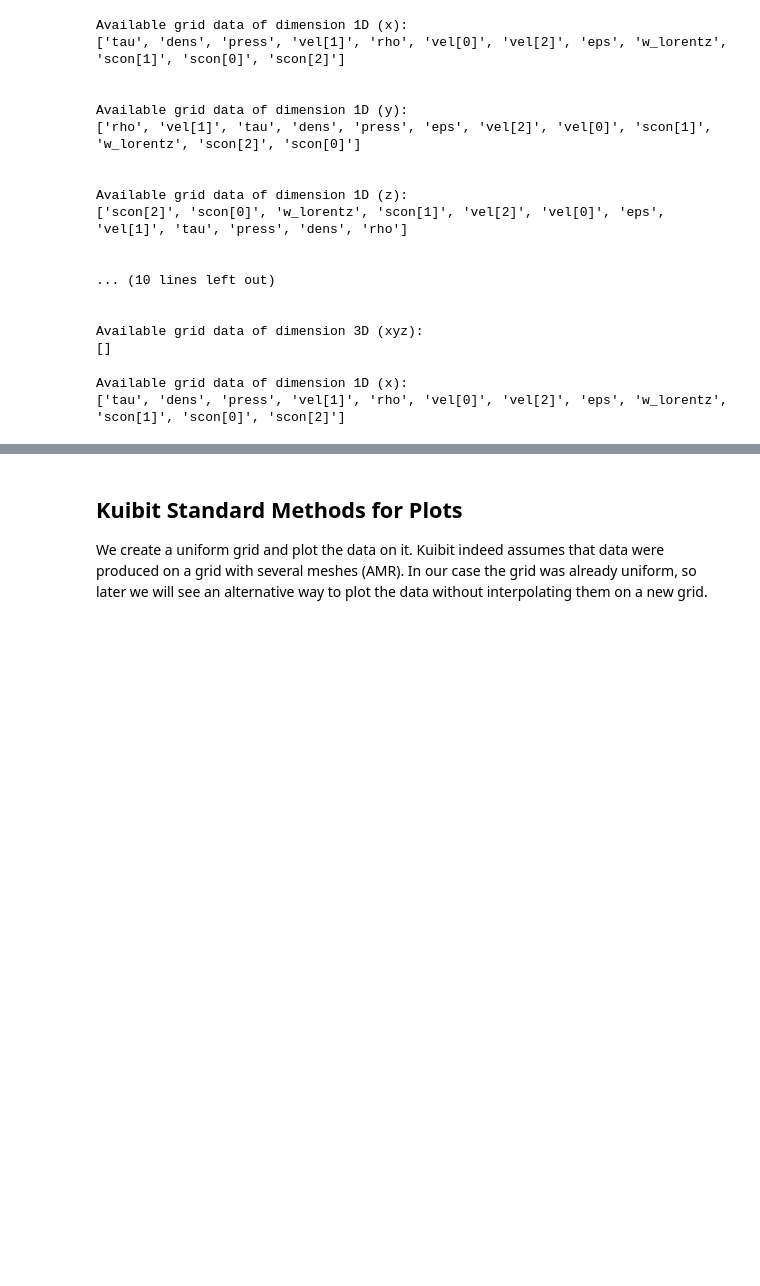
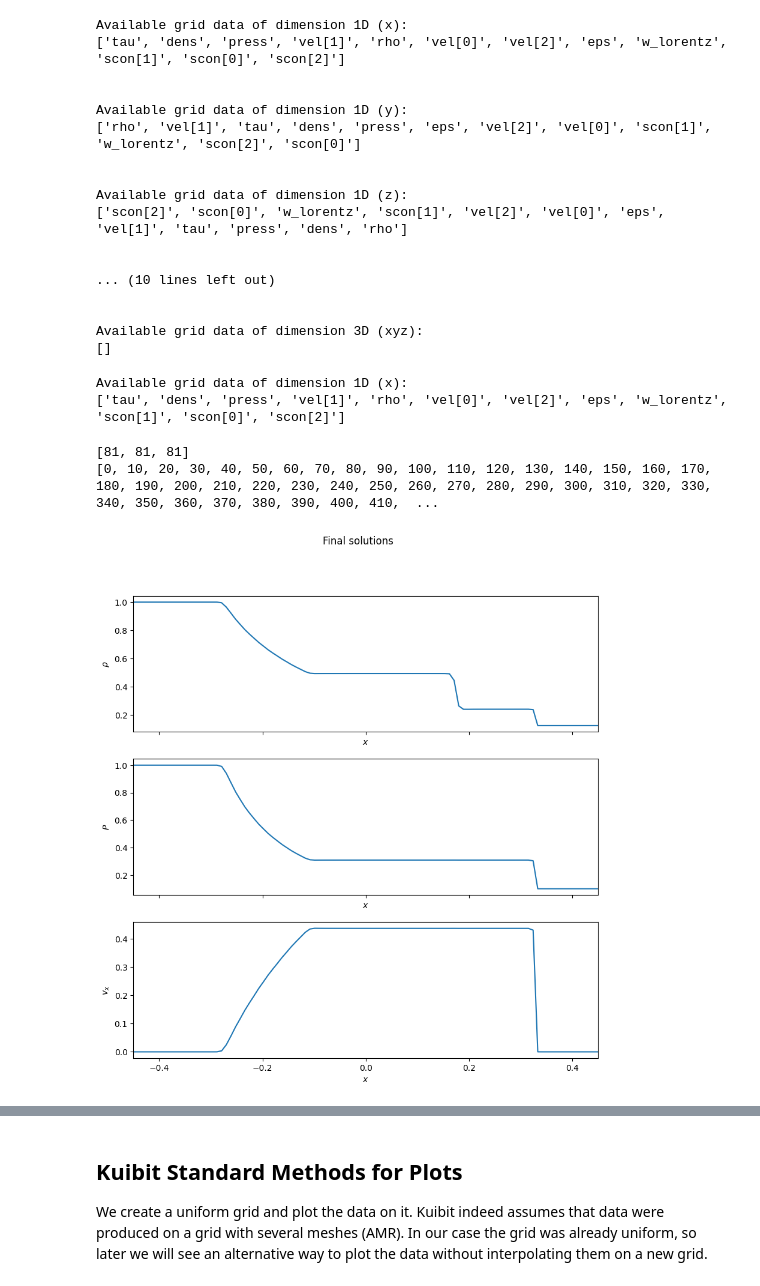
Before and after one commit to F3Solid/numerical_relativity_bicocca_2024_exercises, a Jupyter notebook: Homework_2/E1/ETK_1D_plots.ipynb, the cells around one changed output, grey strips where cells are left out. Drawn from its saved outputs; the diff is of its cells as text; code cells hidden in the pictures; blank space fills up the shorter version.

```diff
--- a/Homework_2/E1/ETK_1D_plots.ipynb
+++ b/Homework_2/E1/ETK_1D_plots.ipynb
@@ -59,0 +81,57 @@ rho=vars1d.fields.rho
+# %%
+# Support variables
+qty_keys = ['rho', 'press', 'vel[0]']
+qty_keys_indexes_dict = dict(zip(qty_keys, range(len(qty_keys))))
+
+# Print the number of iterations available for each quantity
+print([len(vars1d[key].iterations) for key in qty_keys])
+
+# Print the number of iterations
+print(vars1d[qty_keys[0]].iterations)
+# %% [output]
+[81, 81, 81]
+[0, 10, 20, 30, 40, 50, 60, 70, 80, 90, 100, 110, 120, 130, 140, 150, 160, 170, 180, 190, 200, 210, 220, 230, 240, 250, 260, 270, 280, 290, 300, 310, 320, 330, 340, 350, 360, 370, 380, 390, 400, 410,  ...
+# %%
+# Make a uniform grid. Must be smaller than the full domain [-0.5, 0.5]
+small_grid = UniformGrid([101], x0=[-0.45], x1=[0.45])
+
+# Make a function to plot the desired quantity at the specified iterations
+#
+# qty: OneGridFunctionH5 (from SimDir.gf.x[qty_key])
+# qty_label: The label of the quantity to be plotted
+# iterations: list of iterations to be plotted
+# ax: the Axes object on which the data are plotted on
+#
+# Returns the list of plotted lines for each iteration (its a list of lists, but the inner list
+# in this case is one-sized. See matplotlib documentation)
+def plot_qty_iterations(qty, qty_label, iterations, ax,
+                        set_xlabel=True, set_ylabel=True, set_xlim=True):
+    # Get the required iterations
+    qty_iters = [qty.read_on_grid(it, small_grid) for it in iterations]
+
+    lines = []
+
+    # Plot the iterations
+    for i in range(len(iterations)):
+        if set_xlabel:
+            ax.set_xlabel(r'$x$')
+        if set_ylabel:
+            ax.set_ylabel(qty_label)
+
+        lines.append(ax.plot(*qty_iters[i].coordinates_meshgrid(), qty_iters[i].data_xyz))
+        if set_xlim:
+            ax.set_xlim(np.min(*qty_iters[i].coordinates_meshgrid()), np.max(*qty_iters[i].coordinates_meshgrid()))
+
+    # Return the lines artists
+    return lines
+# %%
+fig, axes = plt.subplots(3, 1, figsize=(10, 10), sharex=True, dpi=100)
+
+fig.suptitle('Final solutions')
+
+for key, ax in zip(qty_keys, axes.flat):
+    plot_qty_iterations(vars1d[key], qty_labels[qty_keys_indexes_dict[key]], [vars1d[key].iterations[-1]], ax)
+
+plt.show()
+# %% [output]
+[figure, added]
```
Also changed, not shown: parts of 20 cells of this notebook.
